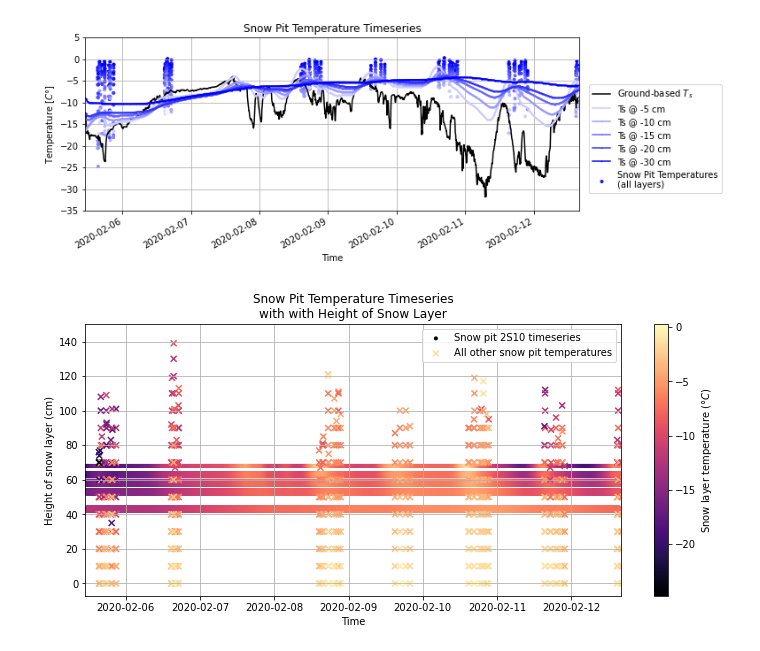
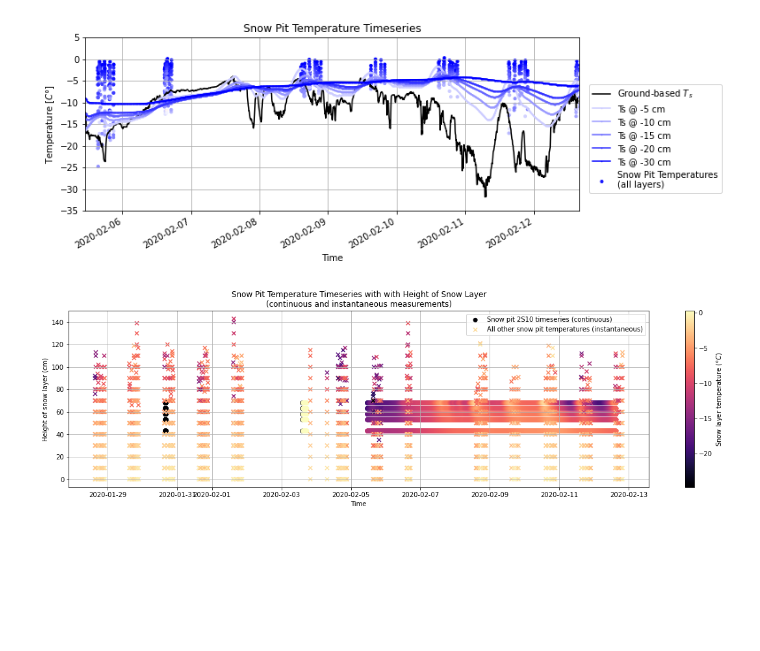
Before and after one commit to snowex-hackweek/hot-pow, a Jupyter notebook: contributors/Steven_Pestana/snowpit_temp_to_netcdf.ipynb, the cells around one changed output. Saved outputs shown, nothing was run; the diff lists cells and outputs as text; code cells hidden in the pictures; blank space fills up the shorter version.

Commit message:
Update snow pit temp timeseries plot

```diff
--- a/contributors/Steven_Pestana/snowpit_temp_to_netcdf.ipynb
+++ b/contributors/Steven_Pestana/snowpit_temp_to_netcdf.ipynb
@@ -175,42 +175,42 @@ plt.savefig('snow_pit_temp_timeseries.jpg')
 # %% [output]
 [figure]
 # %%
-plt.figure(figsize=(12,5))
+plt.figure(figsize=(20,5))
 
 # plot radiometer average temperature
-plt.scatter(x=df.index, y=np.ones_like(df.temp1_avg)*(73-5), c=df.temp1_avg, cmap='magma', marker='.', vmin=-20, vmax=0, label='Snow pit 2S10 timeseries')
+plt.scatter(x=df.index, y=np.ones_like(df.temp1_avg)*(73-5), c=df.temp1_avg, cmap='magma', marker='o', vmin=-20, vmax=0, label='Snow pit 2S10 timeseries (continuous)')
 plt.scatter(x=df.index, y=np.ones_like(df.temp2_avg)*(73-10), c=df.temp2_avg, cmap='magma', vmin=-20, vmax=0)
 plt.scatter(x=df.index, y=np.ones_like(df.temp3_avg)*(73-15), c=df.temp3_avg, cmap='magma', vmin=-20, vmax=0)
 plt.scatter(x=df.index, y=np.ones_like(df.temp4_avg)*(73-20), c=df.temp4_avg, cmap='magma', vmin=-20, vmax=0)
 plt.scatter(x=df.index, y=np.ones_like(df.temp5_avg)*(73-30), c=df.temp5_avg, cmap='magma', vmin=-20, vmax=0)
 
 # Plot asll other snowpit temperatures over time
-plt.scatter(x=ds.time, y=ds.depth, c=ds.temperature, cmap='magma', marker='x', label='All other snow pit temperatures')
+plt.scatter(x=ds.time, y=ds.depth, c=ds.temperature, cmap='magma', marker='x', label='All other snow pit temperatures (instantaneous)')
 #ds.temperature.plot(linestyle='none', marker='.', markersize=1, c='k', label='Snow Pit Temperatures')
 
 
 plt.colorbar(label='Snow layer temperature ($\degree C$)')
 
 
 
 # set axes limits
 #plt.ylim((-35,5))
-plt.xlim((pd.Timestamp(2020,2,5,11,0),pd.Timestamp(2020,2,12,16,0)))
+#plt.xlim((pd.Timestamp(2020,2,5,11,0),pd.Timestamp(2020,2,12,16,0)))
 
 # add a legend to the plot
 plt.legend()
 
 # set axes labels
 plt.xlabel('Time')
 plt.ylabel('Height of snow layer (cm)')
 
 # add grid lines to the plot
 plt.grid('on')
 
 # set the plot title
-plt.title('Snow Pit Temperature Timeseries\nwith with Height of Snow Layer');
+plt.title('Snow Pit Temperature Timeseries with with Height of Snow Layer\n(continuous and instantaneous measurements)');
 
 # save figure
 plt.savefig('snow_pit_temp_timeseries_by_depth.jpg')
 # %% [output]
-[figure, old version]
+[figure, new version]
```
Also changed, not shown: 5 other files.
